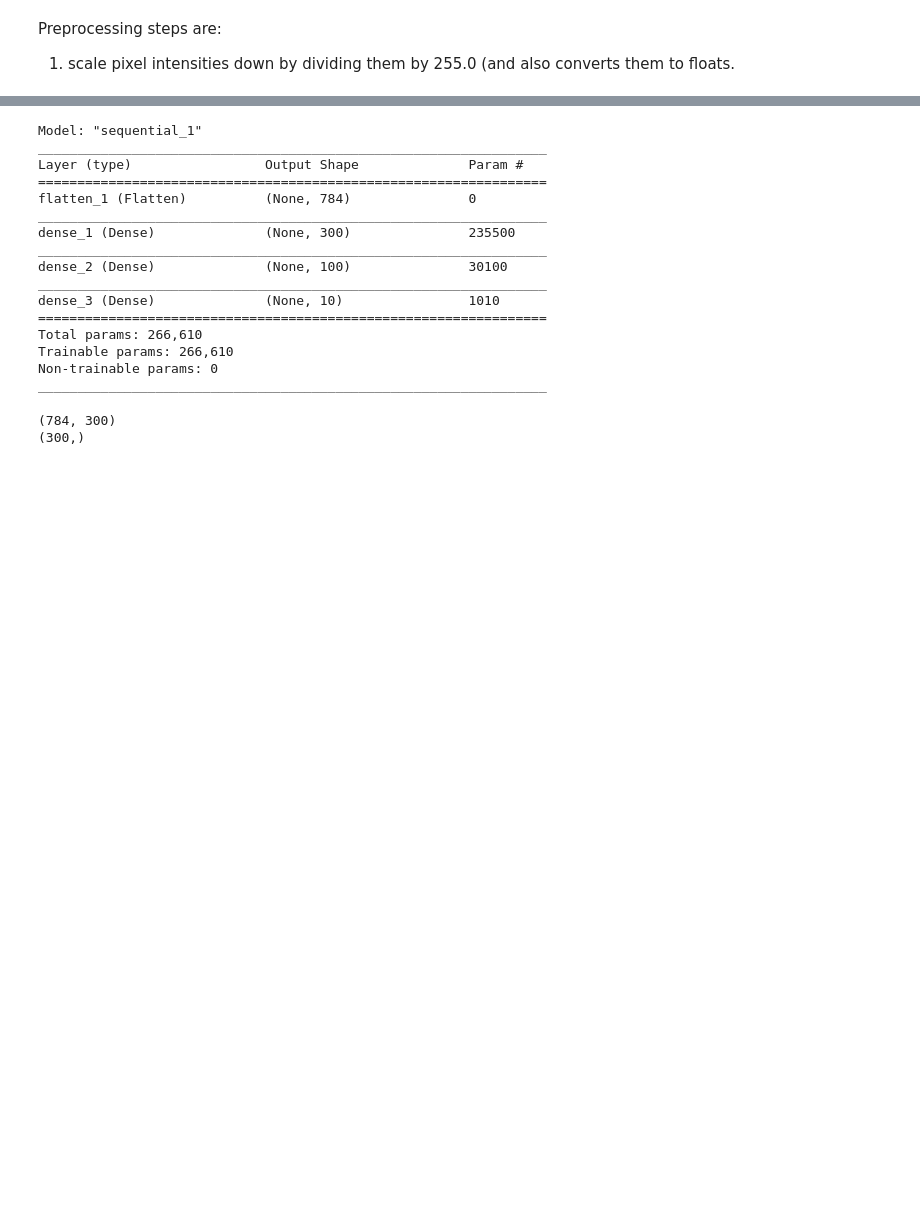
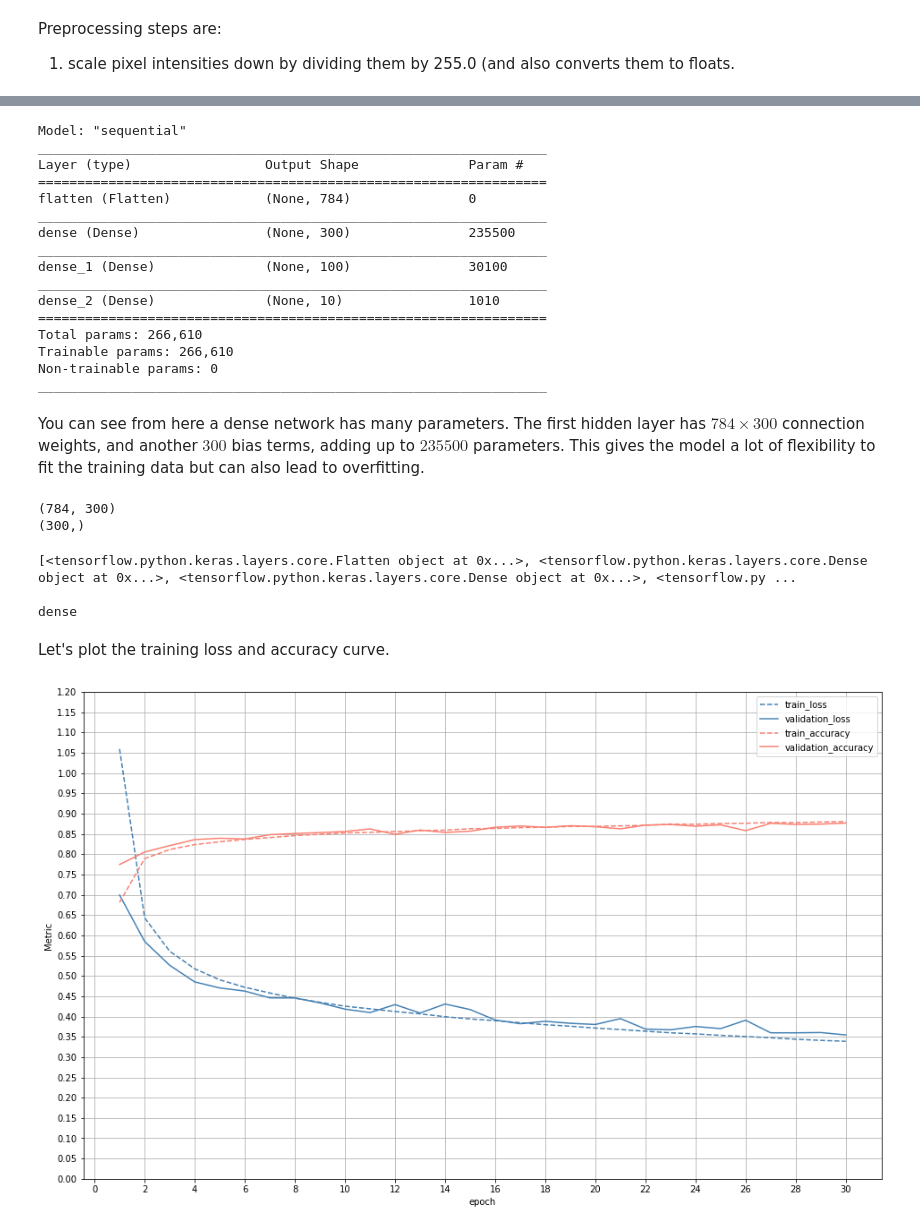
Before and after one commit to bryanblackbee/topic__deep-learning-python, a Jupyter notebook: chap03/textbook-chap-3-3b.ipynb, the cells around one changed output, grey strips where cells are left out. Drawn from its saved outputs; the diff is of its cells as text; code cells hidden in the pictures; blank space fills up the shorter version.

```diff
--- a/chap03/textbook-chap-3-3b.ipynb
+++ b/chap03/textbook-chap-3-3b.ipynb
@@ -64,22 +69,24 @@ model.add(layers.Dense(10, activation='softmax'))
 # %%
 # For testing: Get the properties of the model
-model.summary()
+modeli.summary()
 # %% [output]
-Model: "sequential_1"
+Model: "sequential"
 _________________________________________________________________
 Layer (type)                 Output Shape              Param #
 =================================================================
-flatten_1 (Flatten)          (None, 784)               0
+flatten (Flatten)            (None, 784)               0
 _________________________________________________________________
-dense_1 (Dense)              (None, 300)               235500
+dense (Dense)                (None, 300)               235500
 _________________________________________________________________
-dense_2 (Dense)              (None, 100)               30100
+dense_1 (Dense)              (None, 100)               30100
 _________________________________________________________________
-dense_3 (Dense)              (None, 10)                1010
+dense_2 (Dense)              (None, 10)                1010
 =================================================================
 Total params: 266,610
 Trainable params: 266,610
 Non-trainable params: 0
 _________________________________________________________________
+# %% [markdown]
+You can see from here a dense network has many parameters. The first hidden layer has $784 \times 300$ connection weights, and another $300$ bias terms, adding up to $235500$ parameters. This gives the model a lot of flexibility to fit the training data but can also lead to overfitting.
 # %%
 # For testing: Get the weights of the first hidden layer
@@ -91,3 +98,32 @@ print(b1.shape)
 # %% [output]
 (784, 300)
 (300,)
+# %%
+# For testing: The layers
+print(modeli.layers)
+print()
+print(modeli.layers[1].name)
+# %% [output]
+[<tensorflow.python.keras.layers.core.Flatten object at 0x...>, <tensorflow.python.keras.layers.core.Dense object at 0x...>, <tensorflow.python.keras.layers.core.Dense object at 0x...>, <tensorflow.py ...
+
+dense
+# %% [markdown]
+Let's plot the training loss and accuracy curve.
+# %%
+metrics_df = pd.DataFrame(history.history)
+metrics_df['epoch'] = metrics_df.index+1
+
+fig = plt.figure(figsize=(16,10))
+ax1 = fig.add_subplot(1,1,1)
+metrics_df.plot(kind='line', x='epoch', y='loss', ax=ax1, label='train_loss', style='--', color='steelblue')
+metrics_df.plot(kind='line', x='epoch', y='val_loss', ax=ax1, label='validation_loss', color='steelblue')
+metrics_df.plot(kind='line', x='epoch', y='accuracy', ax=ax1, label='train_accuracy', style='--', color='salmon')
+metrics_df.plot(kind='line', x='epoch', y='val_accuracy', ax=ax1, label='validation_accuracy', color='salmon')
+ax1.set_ylabel("Metric")
+ax1.grid('GAINSBORO')
+ax1.set_xticks(range(0,31,2))
+ax1.set_ylim(0,1.2)
+ax1.set_yticks([r/20 for r in list(range(0,25,))])
+plt.show()
+# %% [output]
+[figure, added]
```
Also changed, not shown: parts of 22 cells of this notebook, 2 other files.
